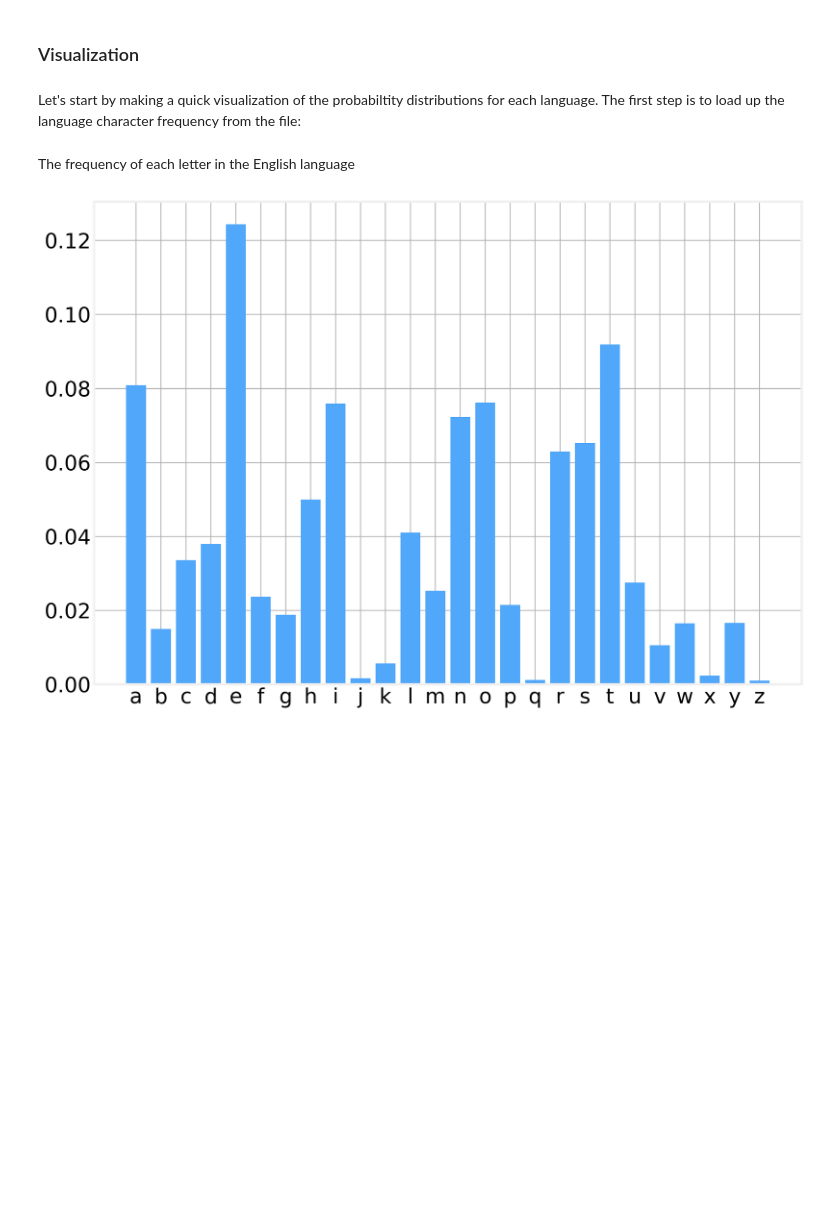
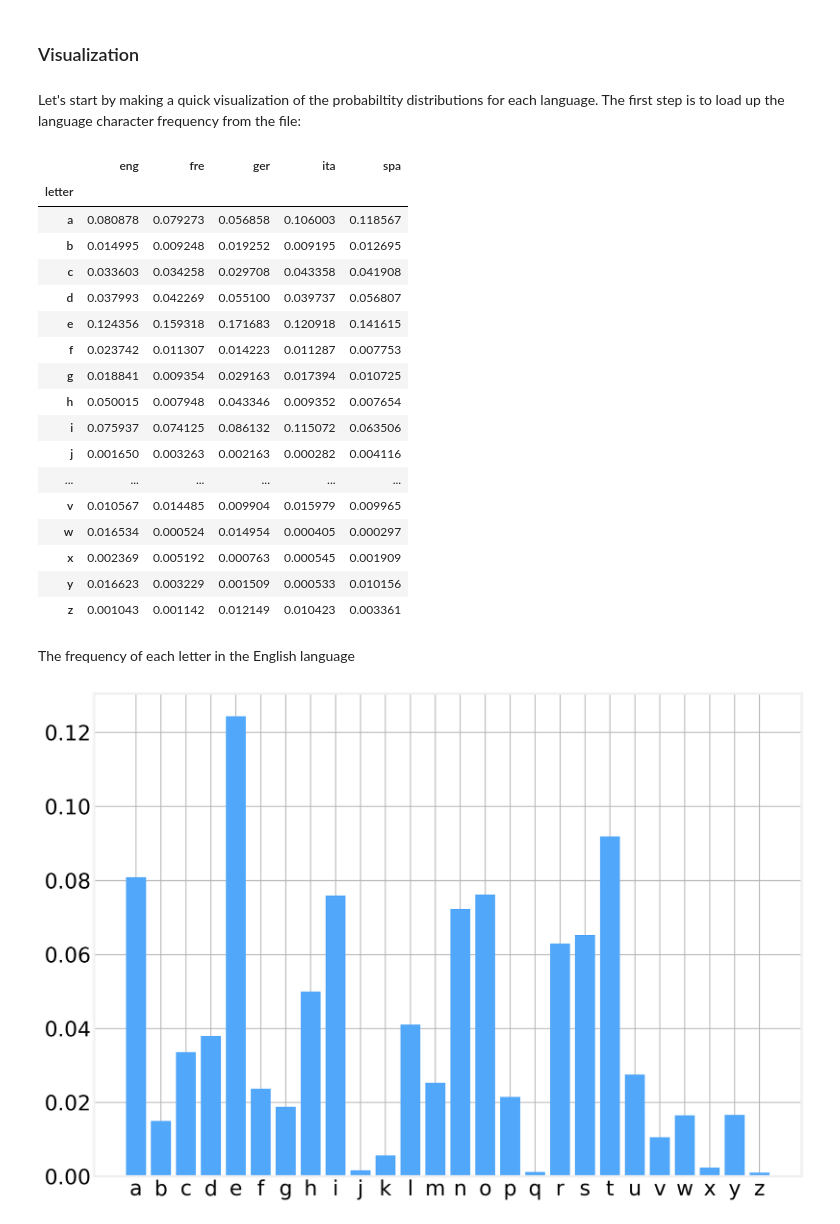
Before and after one commit to DataForScience/Probability, a Jupyter notebook: 2. Bayesian Statistics.ipynb, the cells around one changed output. Saved outputs shown, nothing was run; the diff lists cells and outputs as text; code cells hidden in the pictures; blank space fills up the shorter version.

```diff
--- a/2. Bayesian Statistics.ipynb
+++ b/2. Bayesian Statistics.ipynb
@@ -300,6 +297,26 @@ For simplicity, I've also included the complete table for all 5 languages in the
 Let's start by making a quick visualization of the probabiltity distributions for each language. The first step is to load up the language character frequency from the file:
 # %%
 P_letter_lang = pd.read_csv('data/table_langs.dat', sep=' ', header=0, index_col = 0)
+P_letter_lang
+# %% [output]
+|  | eng | fre | ger | ita | spa |
+| letter |  |  |  |  |  |
+| a | 0.080878 | 0.079273 | 0.056858 | 0.106003 | 0.118567 |
+| b | 0.014995 | 0.009248 | 0.019252 | 0.009195 | 0.012695 |
+| c | 0.033603 | 0.034258 | 0.029708 | 0.043358 | 0.041908 |
+| d | 0.037993 | 0.042269 | 0.055100 | 0.039737 | 0.056807 |
+| e | 0.124356 | 0.159318 | 0.171683 | 0.120918 | 0.141615 |
+| f | 0.023742 | 0.011307 | 0.014223 | 0.011287 | 0.007753 |
+| g | 0.018841 | 0.009354 | 0.029163 | 0.017394 | 0.010725 |
+| h | 0.050015 | 0.007948 | 0.043346 | 0.009352 | 0.007654 |
+| i | 0.075937 | 0.074125 | 0.086132 | 0.115072 | 0.063506 |
+| j | 0.001650 | 0.003263 | 0.002163 | 0.000282 | 0.004116 |
+| ... | ... | ... | ... | ... | ... |
+| v | 0.010567 | 0.014485 | 0.009904 | 0.015979 | 0.009965 |
+| w | 0.016534 | 0.000524 | 0.014954 | 0.000405 | 0.000297 |
+| x | 0.002369 | 0.005192 | 0.000763 | 0.000545 | 0.001909 |
+| y | 0.016623 | 0.003229 | 0.001509 | 0.000533 | 0.010156 |
+| z | 0.001043 | 0.001142 | 0.012149 | 0.010423 | 0.003361 |
 # %% [markdown]
 The frequency of each letter in the English language
 # %%
```
Also changed, not shown: parts of 3 cells of this notebook, 2 other files.
